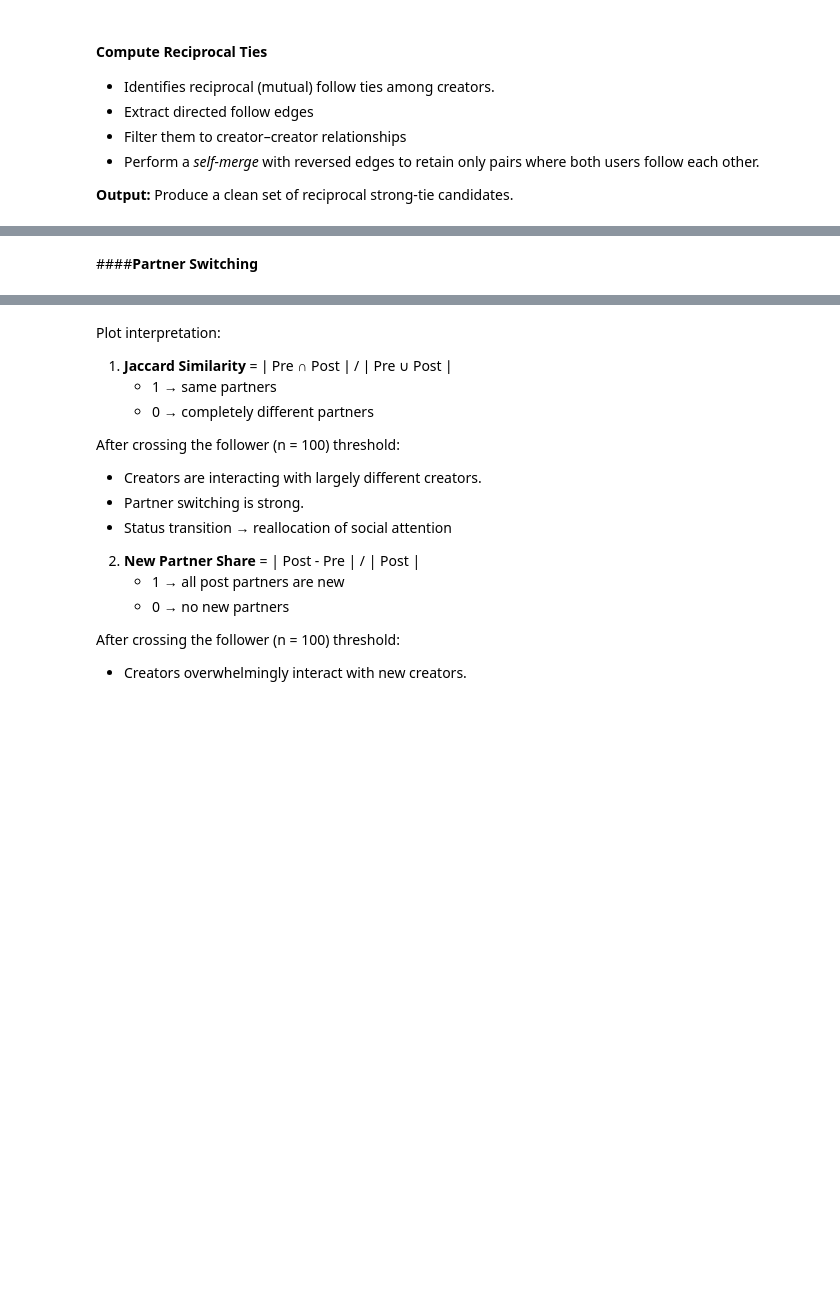
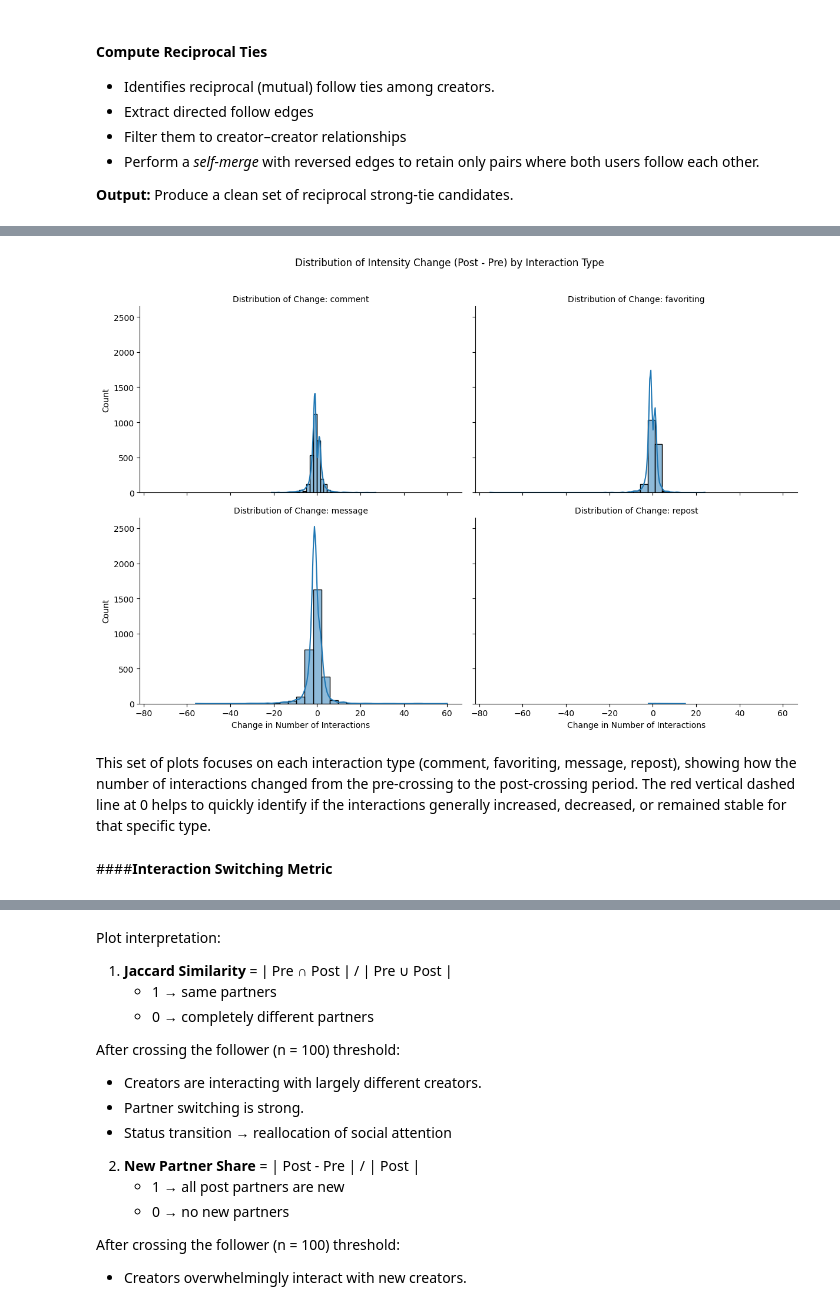
Before and after one commit to catchshashank/network-dynamics, a Jupyter notebook: notebooks/status-network-updated.ipynb, the cells around one changed output, grey strips where cells are left out. Drawn from its saved outputs; the diff is of its cells as text; code cells hidden in the pictures; blank space fills up the shorter version.

```diff
--- a/notebooks/status-network-updated.ipynb
+++ b/notebooks/status-network-updated.ipynb
@@ -372,3 +457,25 @@ plt.show()
+# %%
+# Recalculate intensity_data and add 'change' column if not already present
+# (Ensuring data is fresh in case previous cell wasn't run again)
+interactions_df = build_interactions(comments, favoritings, messages, reposts)
+recip_df = reciprocal_ties(affiliations, creators)
+tcross_df = compute_tcross(affiliations, creators)
+intensity_data = intensity_pre_post(interactions_df, recip_df, tcross_df)
+intensity_data['change'] = intensity_data['intensity_post'] - intensity_data['intensity_pre']
+
+# Create a FacetGrid to plot the distribution of change for each interaction type separately
+g = sns.FacetGrid(intensity_data, col='interaction_type', col_wrap=2, height=4, aspect=1.5)
+g.map(sns.histplot, 'change', bins=30, kde=True)
+g.set_axis_labels('Change in Number of Interactions', 'Count')
+g.set_titles('Distribution of Change: {col_name}')
+g.add_legend()
+plt.suptitle('Distribution of Intensity Change (Post - Pre) by Interaction Type', y=1.02) # Adjust suptitle position
+plt.tight_layout()
+plt.show()
+# %% [output]
+[figure, added]
+# %% [markdown]
+This set of plots focuses on each interaction type (comment, favoriting, message, repost), showing how the number of interactions changed from the pre-crossing to the post-crossing period. The red vertical dashed line at 0 helps to quickly identify if the interactions generally increased, decreased, or remained stable for that specific type.
 # %% [markdown]
-####**Partner Switching**
+####**Interaction Switching Metric**
 # %%
```
Also changed, not shown: parts of 20 cells of this notebook.
